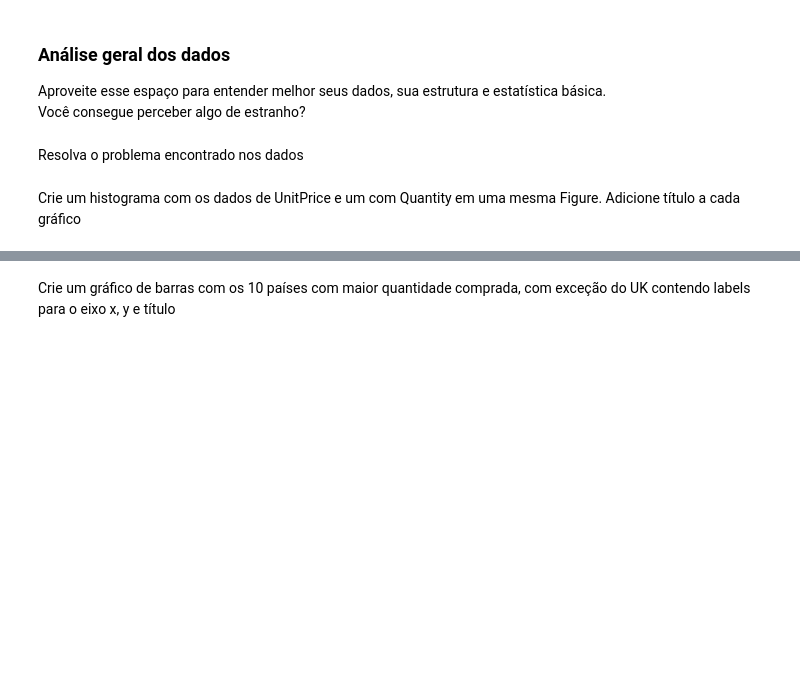
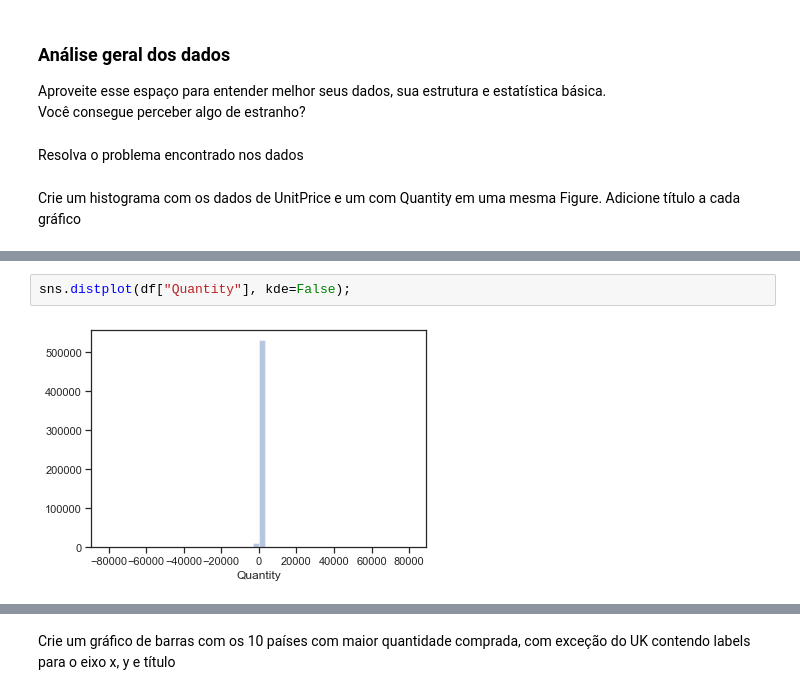
Before and after one commit to patriciacatandi/Lets_Code_Alunos, a Jupyter notebook: 02_Ferramentas_Programação/06_Exercicios/Online_Retail.ipynb, the cells around one changed output, grey strips where cells are left out. Drawn from its saved outputs; the diff is of its cells as text; blank space fills up the shorter version.

```diff
--- a/02_Ferramentas_Programação/06_Exercicios/Online_Retail.ipynb
+++ b/02_Ferramentas_Programação/06_Exercicios/Online_Retail.ipynb
@@ -27,0 +83,4 @@ Crie um histograma com os dados de UnitPrice e um com Quantity em uma mesma Figu
+# %%
+sns.distplot(df["Quantity"], kde=False);
+# %% [output]
+[figure, added]
```
Also changed, not shown: parts of 12 cells of this notebook, 7 other files.
